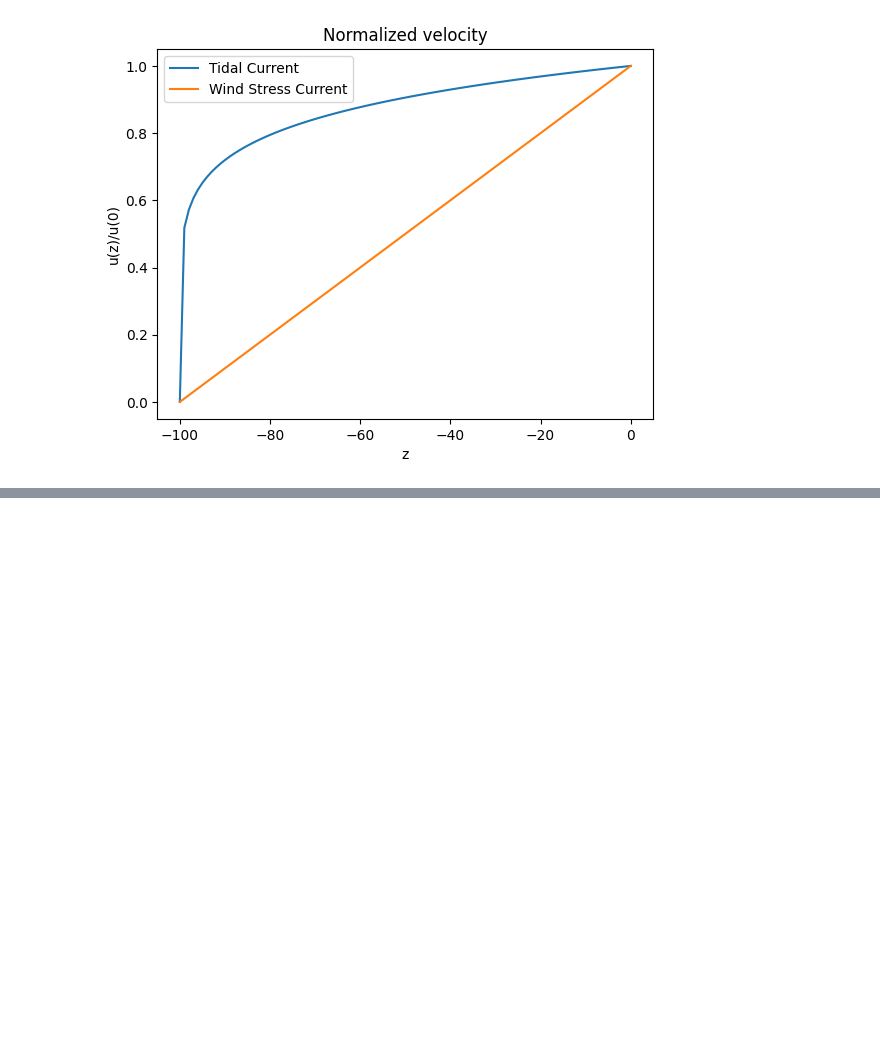
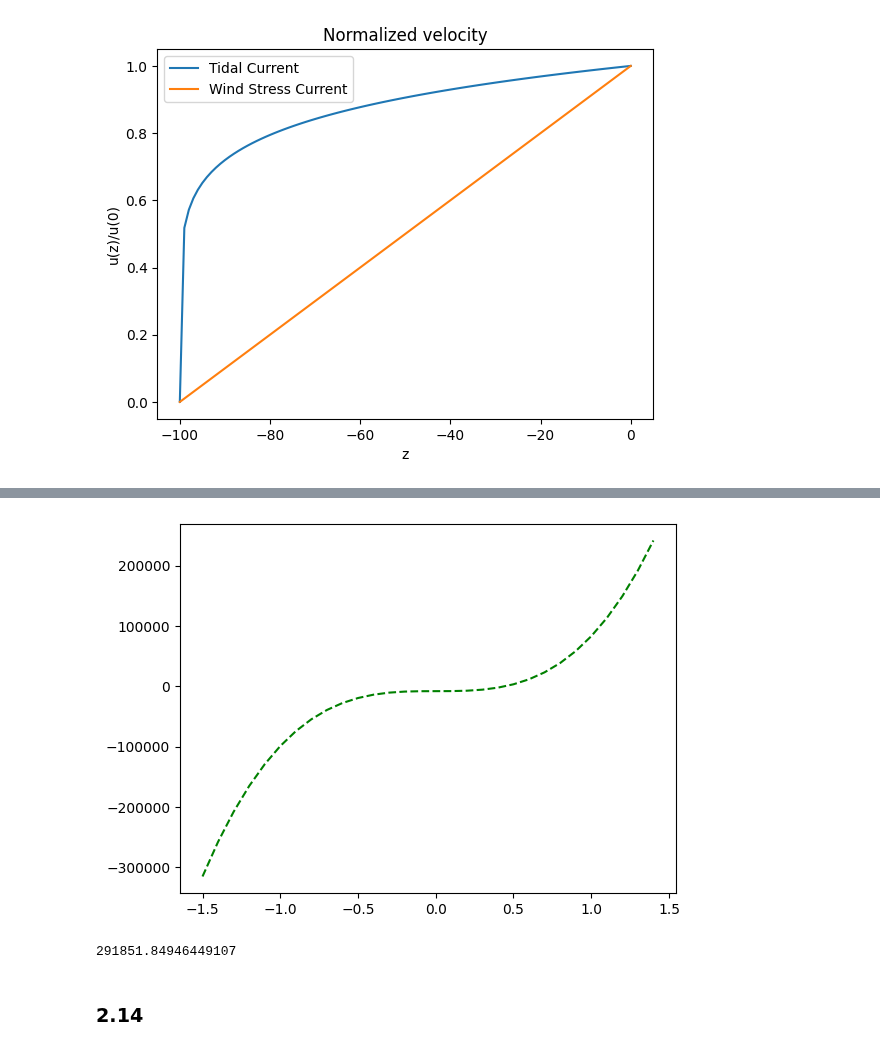
Before and after one commit to gigatskhondia/finite_elements_and_engineering, a Jupyter notebook: Wilson/ch_2.ipynb, the cells around one changed output, grey strips where cells are left out. Saved outputs shown, nothing was run; the diff lists cells and outputs as text; code cells hidden in the pictures; blank space fills up the shorter version.

```diff
--- a/Wilson/ch_2.ipynb
+++ b/Wilson/ch_2.ipynb
@@ -352,0 +384,21 @@ Design Features of Jacket-Template Structures in the Gulf of Mexico
+# %%
+# q(v)=w*z0*Fx_hat
+
+w=39
+z0=1000
+
+x_line = np.arange(min(v), max(v), 0.1)
+# calculate the output for the range
+y_line = [w*z0*Fx_hat(x_line[i], k1, k3) for i in range(len(x_line))]
+# create a line plot for the mapping function
+pyplot.plot(x_line, y_line, '--', color='green')
+pyplot.show()
+# %% [output]
+[figure, added]
+# %%
+v=0.05*z0
+Fx_hat(v, k1, k3)
+# %% [output]
+291851.84946449107
+# %% [markdown]
+### 2.14
```
Also changed, not shown: parts of 39 cells of this notebook.
